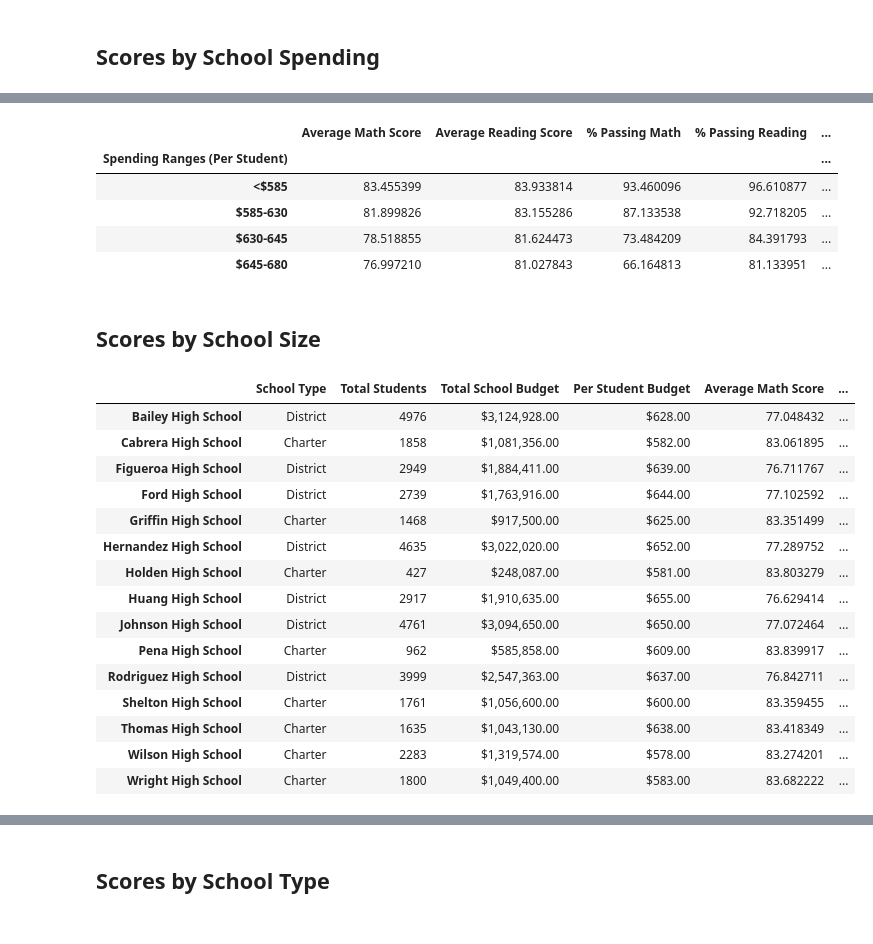
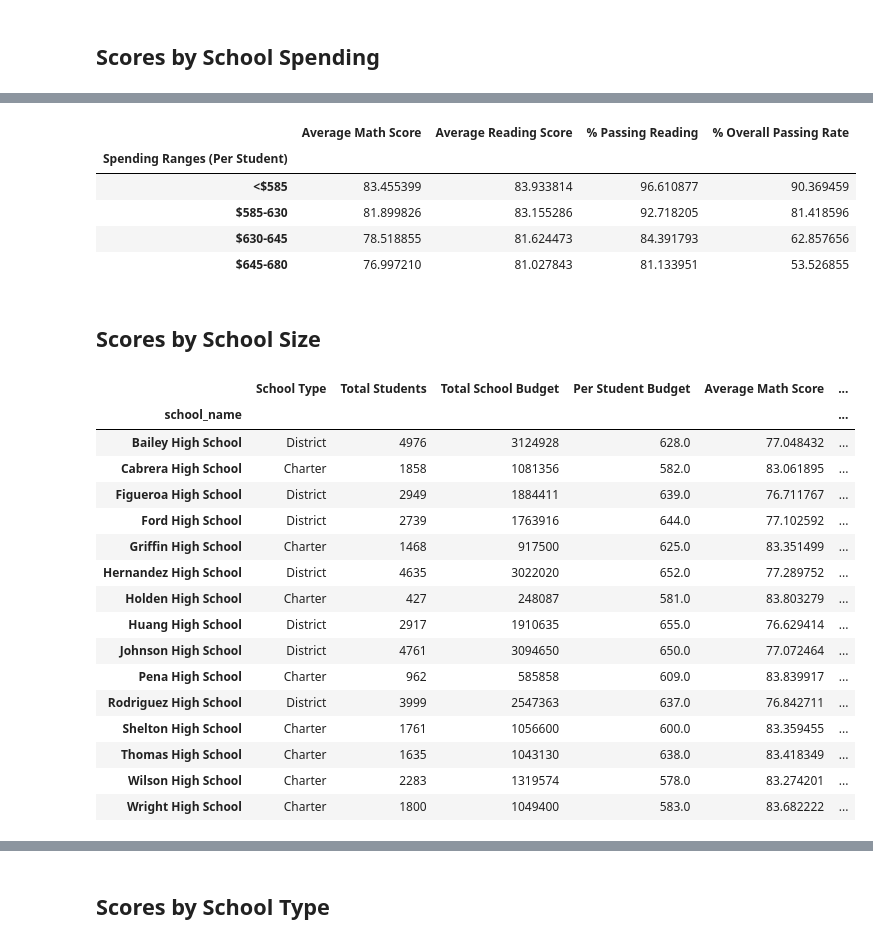
Before and after one commit to Xthe23/School-District-Analysis, a Jupyter notebook: PyCitySchools/PyCitySchools_starter.ipynb, the cells around one changed output, grey strips where cells are left out. Drawn from its saved outputs; the diff is of its cells as text; code cells hidden in the pictures.

Commit message:
Added: Scores By School Spending, Scores by School Size, Scores by School Type

```diff
--- a/PyCitySchools/PyCitySchools_starter.ipynb
+++ b/PyCitySchools/PyCitySchools_starter.ipynb
@@ -242,7 +242,7 @@ per_school_summary = pd.DataFrame({
     "Average Reading Score": average_school_scores["reading_score"],
     "% Passing Math": students_passing_math_percentage,
     "% Passing Reading": students_passing_reading_percentage,
-    "% Overall Passing Rate": students_passing_math_and_reading_percentage
+    "% Overall Passing": students_passing_math_and_reading_percentage
 })
 
 # Display the DataFrame
@@ -393,16 +393,3 @@ labels = ["<$585", "$585-630", "$630-645", "$645-680"]
 # %%
 # Create a copy of the school summary since it has the "Per Student Budget"
 school_spending_df = per_school_summary.copy()
-# %%
-# Convert "Per Student Budget" to float values
-school_spending_df["Per Student Budget"] = school_spending_df["Per Student Budget"].str.replace("$", "").astype(float)
-
-# Bin these float values into spending ranges
-spending_bins = [0, 585, 630, 645, 680]
-labels = ["<$585", "$585-630", "$630-645", "$645-680"]
-school_spending_df["Spending Ranges (Per Student)"] = pd.cut(school_spending_df["Per Student Budget"], spending_bins, labels=labels)
-
-# Convert float values back to string format with dollar signs
-school_spending_df["Per Student Budget"] = school_spending_df["Per Student Budget"].map("${:,.2f}".format)
-
-school_spending_df
@@ -427,22 +419,27 @@ school_spending_df
 #  Calculate averages for the desired columns.
 spending_math_scores = school_spending_df.groupby(["Spending Ranges (Per Student)"])["Average Math Score"].mean()
 spending_reading_scores = school_spending_df.groupby(["Spending Ranges (Per Student)"])["Average Reading Score"].mean()
-
-# spending_passing_reading = school_spending_df.groupby(["Spending Ranges (Per Student)"])["% Passing Reading"].mean()
-# overall_passing_spending = school_spending_df.groupby(["Spending Ranges (Per Student)"])["% Overall Passing Rate"].mean()
+spending_passing_math = school_spending_df.groupby(["Spending Ranges (Per Student)"])["% Passing Math"].mean()
+spending_passing_reading = school_spending_df.groupby(["Spending Ranges (Per Student)"])["% Passing Reading"].mean()
+overall_passing_spending = school_spending_df.groupby(["Spending Ranges (Per Student)"])["% Overall Passing"].mean()
 # %%
 # Assemble into DataFrame
-spending_summary =
+spending_summary = pd.DataFrame({
+    "Average Math Score": spending_math_scores,
+    "Average Reading Score": spending_reading_scores,
+    "% Passing Reading": spending_passing_reading,
+    "% Overall Passing Rate": overall_passing_spending
+})
 
 # Display results
 spending_summary
 # %% [output]
-|  | Average Math Score | Average Reading Score | % Passing Math | % Passing Reading | ... |
-| Spending Ranges (Per Student) |  |  |  |  | ... |
-| <$585 | 83.455399 | 83.933814 | 93.460096 | 96.610877 | ... |
-| $585-630 | 81.899826 | 83.155286 | 87.133538 | 92.718205 | ... |
-| $630-645 | 78.518855 | 81.624473 | 73.484209 | 84.391793 | ... |
-| $645-680 | 76.997210 | 81.027843 | 66.164813 | 81.133951 | ... |
+|  | Average Math Score | Average Reading Score | % Passing Reading | % Overall Passing Rate |
+| Spending Ranges (Per Student) |  |  |  |  |
+| <$585 | 83.455399 | 83.933814 | 96.610877 | 90.369459 |
+| $585-630 | 81.899826 | 83.155286 | 92.718205 | 81.418596 |
+| $630-645 | 78.518855 | 81.624473 | 84.391793 | 62.857656 |
+| $645-680 | 76.997210 | 81.027843 | 81.133951 | 53.526855 |
 # %% [markdown]
 ## Scores by School Size
 # %%
@@ -453,25 +450,26 @@ labels = ["Small (<1000)", "Medium (1000-2000)", "Large (2000-5000)"]
 # Categorize the spending based on the bins
 # Use `pd.cut` on the "Total Students" column of the `per_school_summary` DataFrame.
 
-per_school_summary["School Size"] =
+per_school_summary["School Size"] = pd.cut(per_school_summary["Total Students"], size_bins, labels=labels)
 per_school_summary
 # %% [output]
 |  | School Type | Total Students | Total School Budget | Per Student Budget | Average Math Score | ... |
-| Bailey High School | District | 4976 | $3,124,928.00 | $628.00 | 77.048432 | ... |
-| Cabrera High School | Charter | 1858 | $1,081,356.00 | $582.00 | 83.061895 | ... |
-| Figueroa High School | District | 2949 | $1,884,411.00 | $639.00 | 76.711767 | ... |
-| Ford High School | District | 2739 | $1,763,916.00 | $644.00 | 77.102592 | ... |
-| Griffin High School | Charter | 1468 | $917,500.00 | $625.00 | 83.351499 | ... |
-| Hernandez High School | District | 4635 | $3,022,020.00 | $652.00 | 77.289752 | ... |
-| Holden High School | Charter | 427 | $248,087.00 | $581.00 | 83.803279 | ... |
-| Huang High School | District | 2917 | $1,910,635.00 | $655.00 | 76.629414 | ... |
-| Johnson High School | District | 4761 | $3,094,650.00 | $650.00 | 77.072464 | ... |
-| Pena High School | Charter | 962 | $585,858.00 | $609.00 | 83.839917 | ... |
-| Rodriguez High School | District | 3999 | $2,547,363.00 | $637.00 | 76.842711 | ... |
-| Shelton High School | Charter | 1761 | $1,056,600.00 | $600.00 | 83.359455 | ... |
-| Thomas High School | Charter | 1635 | $1,043,130.00 | $638.00 | 83.418349 | ... |
-| Wilson High School | Charter | 2283 | $1,319,574.00 | $578.00 | 83.274201 | ... |
-| Wright High School | Charter | 1800 | $1,049,400.00 | $583.00 | 83.682222 | ... |
+| school_name |  |  |  |  |  | ... |
+| Bailey High School | District | 4976 | 3124928 | 628.0 | 77.048432 | ... |
+| Cabrera High School | Charter | 1858 | 1081356 | 582.0 | 83.061895 | ... |
+| Figueroa High School | District | 2949 | 1884411 | 639.0 | 76.711767 | ... |
+| Ford High School | District | 2739 | 1763916 | 644.0 | 77.102592 | ... |
+| Griffin High School | Charter | 1468 | 917500 | 625.0 | 83.351499 | ... |
+| Hernandez High School | District | 4635 | 3022020 | 652.0 | 77.289752 | ... |
+| Holden High School | Charter | 427 | 248087 | 581.0 | 83.803279 | ... |
+| Huang High School | District | 2917 | 1910635 | 655.0 | 76.629414 | ... |
+| Johnson High School | District | 4761 | 3094650 | 650.0 | 77.072464 | ... |
+| Pena High School | Charter | 962 | 585858 | 609.0 | 83.839917 | ... |
+| Rodriguez High School | District | 3999 | 2547363 | 637.0 | 76.842711 | ... |
+| Shelton High School | Charter | 1761 | 1056600 | 600.0 | 83.359455 | ... |
+| Thomas High School | Charter | 1635 | 1043130 | 638.0 | 83.418349 | ... |
+| Wilson High School | Charter | 2283 | 1319574 | 578.0 | 83.274201 | ... |
+| Wright High School | Charter | 1800 | 1049400 | 583.0 | 83.682222 | ... |
 # %%
 # Calculate averages for the desired columns.
 size_math_scores = per_school_summary.groupby(["School Size"])["Average Math Score"].mean()
```
Also changed, not shown: parts of 7 cells of this notebook.
